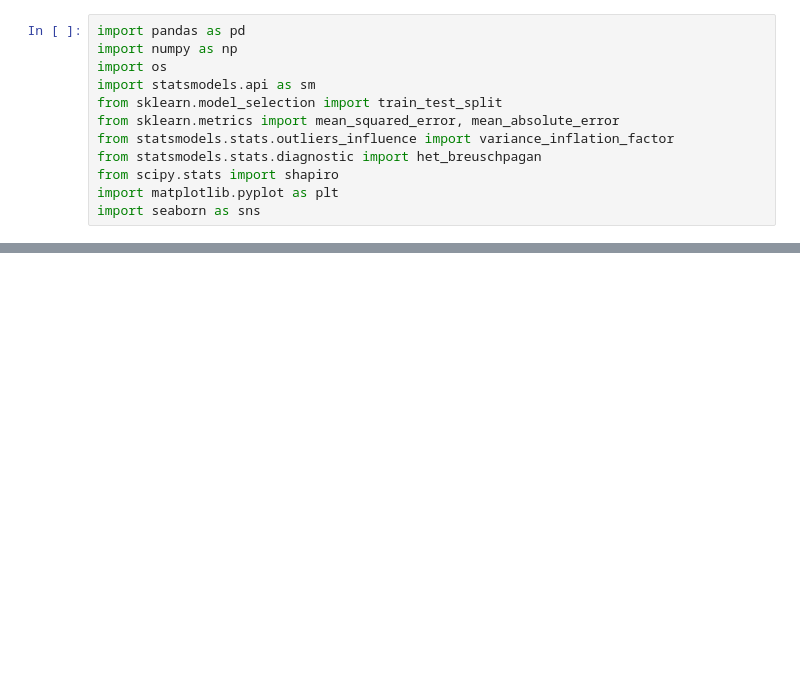
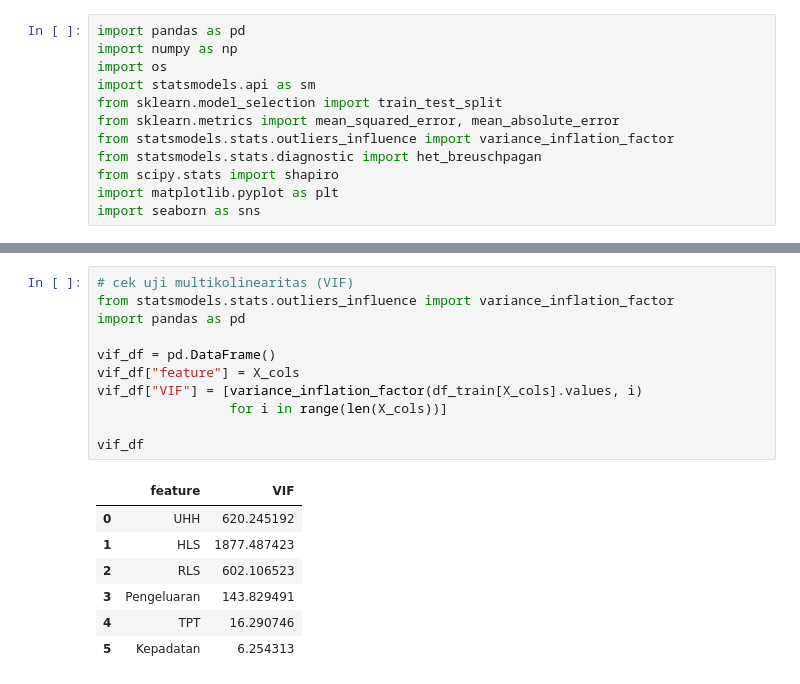
Before and after one commit to trishagarniss/projek-PDS-IPM, a Jupyter notebook: src/03_Modelling_dan_Asumsi.ipynb, the cells around one changed output, grey strips where cells are left out. Cells and saved outputs as stored; diff of their text form; blank space fills up the shorter version.

```diff
--- a/src/03_Modelling_dan_Asumsi.ipynb
+++ b/src/03_Modelling_dan_Asumsi.ipynb
@@ -173,0 +160,19 @@ TEST MAE: 0.41413345446125255
+# %%
+# cek uji multikolinearitas (VIF)
+from statsmodels.stats.outliers_influence import variance_inflation_factor
+import pandas as pd
+
+vif_df = pd.DataFrame()
+vif_df["feature"] = X_cols
+vif_df["VIF"] = [variance_inflation_factor(df_train[X_cols].values, i)
+                 for i in range(len(X_cols))]
+
+vif_df
+# %% [output]
+|  | feature | VIF |
+| 0 | UHH | 620.245192 |
+| 1 | HLS | 1877.487423 |
+| 2 | RLS | 602.106523 |
+| 3 | Pengeluaran | 143.829491 |
+| 4 | TPT | 16.290746 |
+| 5 | Kepadatan | 6.254313 |
```
Also changed, not shown: parts of 36 cells of this notebook.
